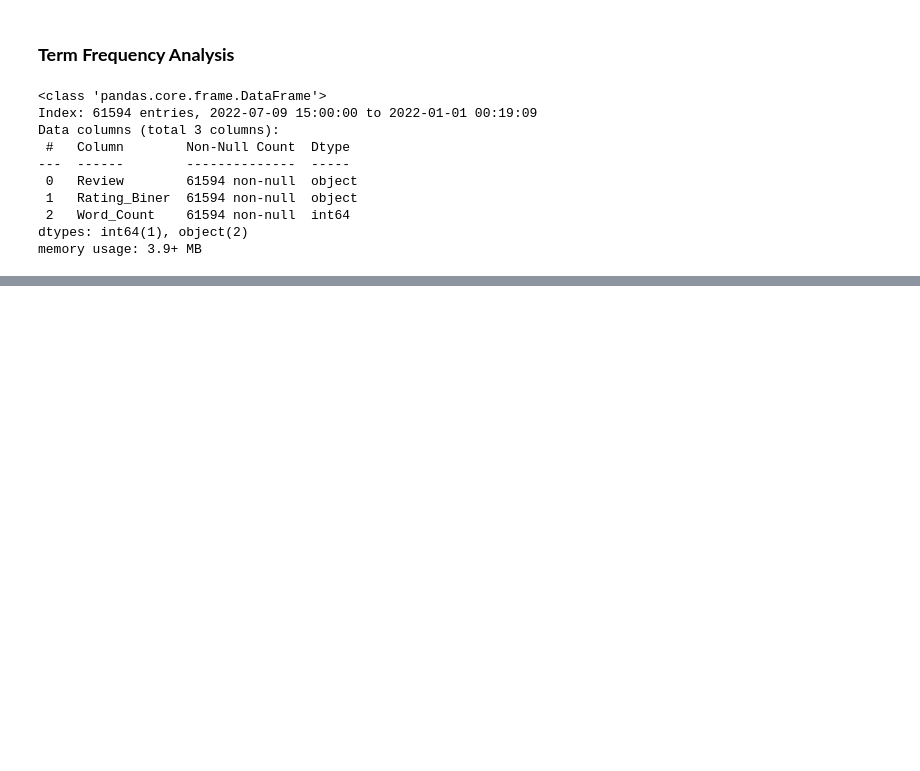
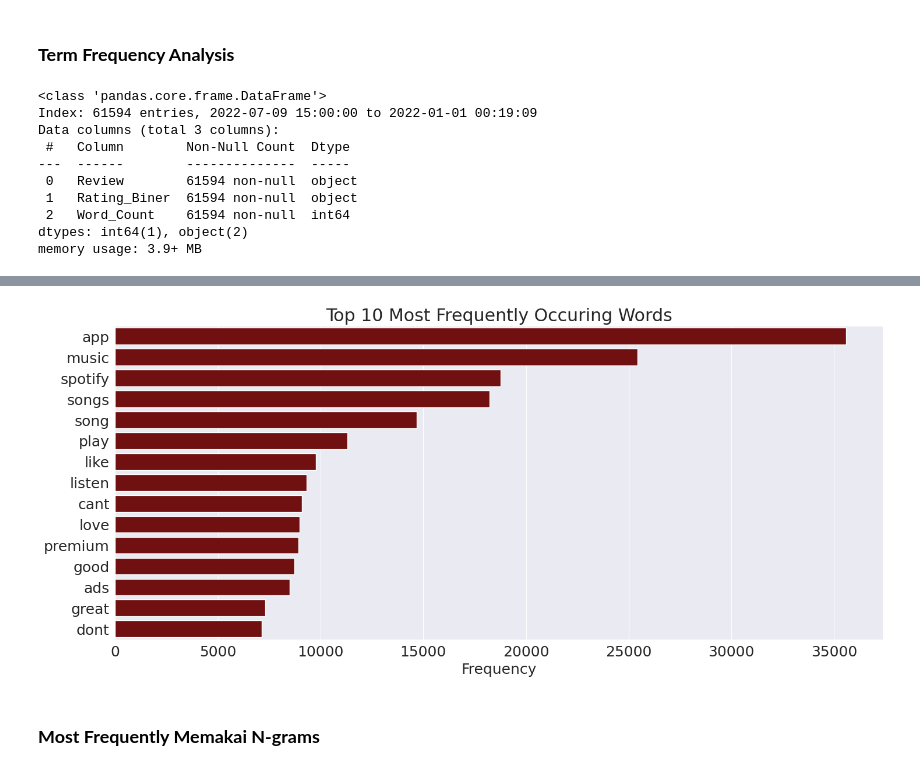
Before and after one commit to firarru/NLP-Spotify-Review, a Jupyter notebook: NLP_Spotify_Reviews.ipynb, the cells around one changed output, grey strips where cells are left out. Cells and saved outputs as stored; diff of their text form; code cells hidden in the pictures; blank space fills up the shorter version.

```diff
--- a/NLP_Spotify_Reviews.ipynb
+++ b/NLP_Spotify_Reviews.ipynb
@@ -249,0 +308,8 @@ memory usage: 3.9+ MB
+# %%
+corpus = []
+# for review in df_filter['review_list']:
+#   corpus.extend(review)
+for i in trange(df_filter.shape[0], ncols=150, nrows=10,
+                colour='maroon', smoothing=0.8):
+  corpus+=df_filter['review_list'][i]
+len(corpus)
@@ -249,0 +318,3 @@ memory usage: 3.9+ MB
+# %%
+mostCommon = Counter(corpus).most_common(15)
+mostCommon
@@ -249,0 +337,15 @@ memory usage: 3.9+ MB
+# %%
+words = []
+freq = []
+for word, count in mostCommon:
+  words.append(word)
+  freq.append(count)
+# %%
+sns.barplot(x=freq, y=words, color='maroon')
+plt.xlabel('Frequency')
+plt.title('Top 10 Most Frequently Occuring Words')
+plt.show()
+# %% [output]
+[figure, added]
+# %% [markdown]
+### **Most Frequently Memakai N-grams**
```
Also changed, not shown: parts of 29 cells of this notebook.
